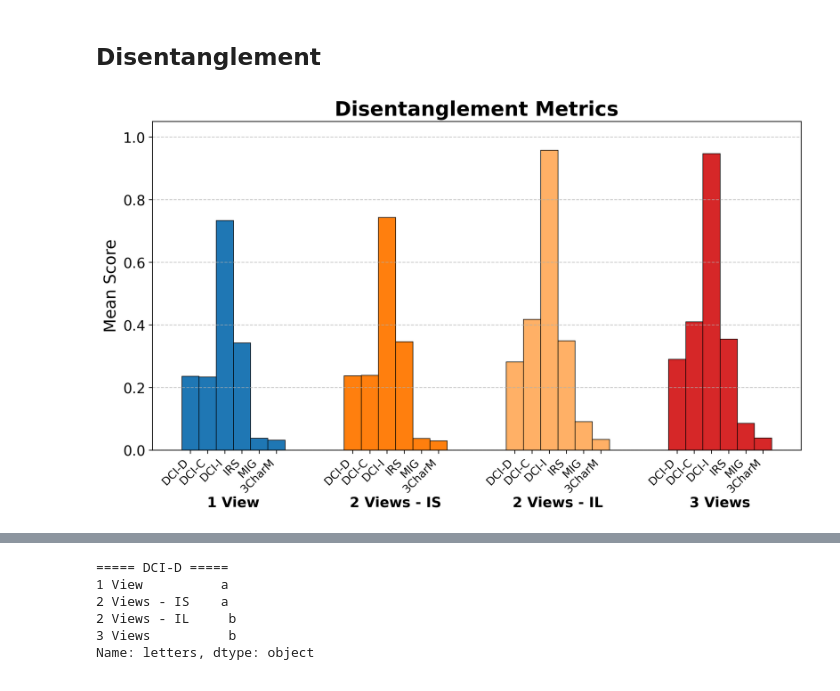
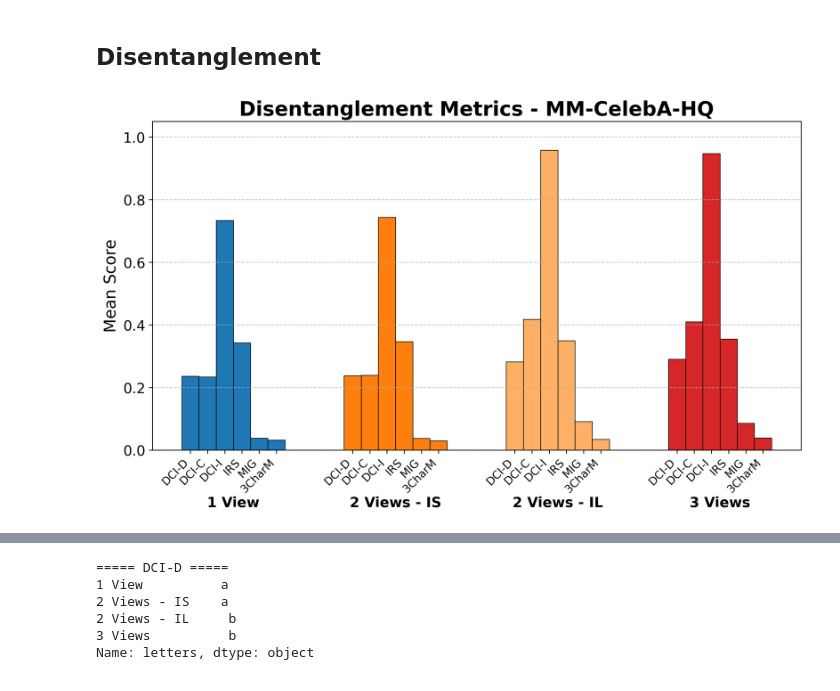
Before and after one commit to ClarysseArthur/VUB-MT-Development, a Jupyter notebook: Models/GenRKM-MMCelebHQ-V3/StatTest.ipynb, the cells around one changed output, grey strips where cells are left out. Cells and saved outputs as stored; diff of their text form; code cells hidden in the pictures.

```diff
--- a/Models/GenRKM-MMCelebHQ-V3/StatTest.ipynb
+++ b/Models/GenRKM-MMCelebHQ-V3/StatTest.ipynb
@@ -867,35 +867,35 @@ ax.set_xticks(x_positions)
 ax.set_xticklabels(x_labels, rotation=45, ha='right', fontsize=11)
 
 # Add model labels centered underneath each metric group
 group_centers = [
     i * (len(metrics) * bar_width + group_gap) + (len(metrics) - 1) * bar_width / 2
     for i in range(len(categories))
 ]
 
 for center, category in zip(group_centers, categories):
     ax.text(
         center,
         -0.14,
         category,
         ha='center',
         va='top',
         fontsize=14,
         fontweight='bold',
         transform=ax.get_xaxis_transform()
     )
 
-ax.set_title('Disentanglement Metrics', fontsize=20, fontweight='bold')
+ax.set_title('Disentanglement Metrics - MM-CelebA-HQ', fontsize=20, fontweight='bold')
 ax.set_ylabel('Mean Score', fontsize=16)
 
 ax.tick_params(axis='y', labelsize=14)
 ax.set_ylim(0, 1.05)
 
 plt.grid(axis='y', linestyle='--', alpha=0.7)
 plt.tight_layout()
 plt.savefig('./img/disentanglement_metrics_comparison.png', dpi=300)
 plt.show()
 # %% [output]
-[figure, old version]
+[figure, new version]
 # %%
 score_lists = {
     'DCI-D': {
```
Also changed, not shown: parts of 3 cells of this notebook, 7 other files.
